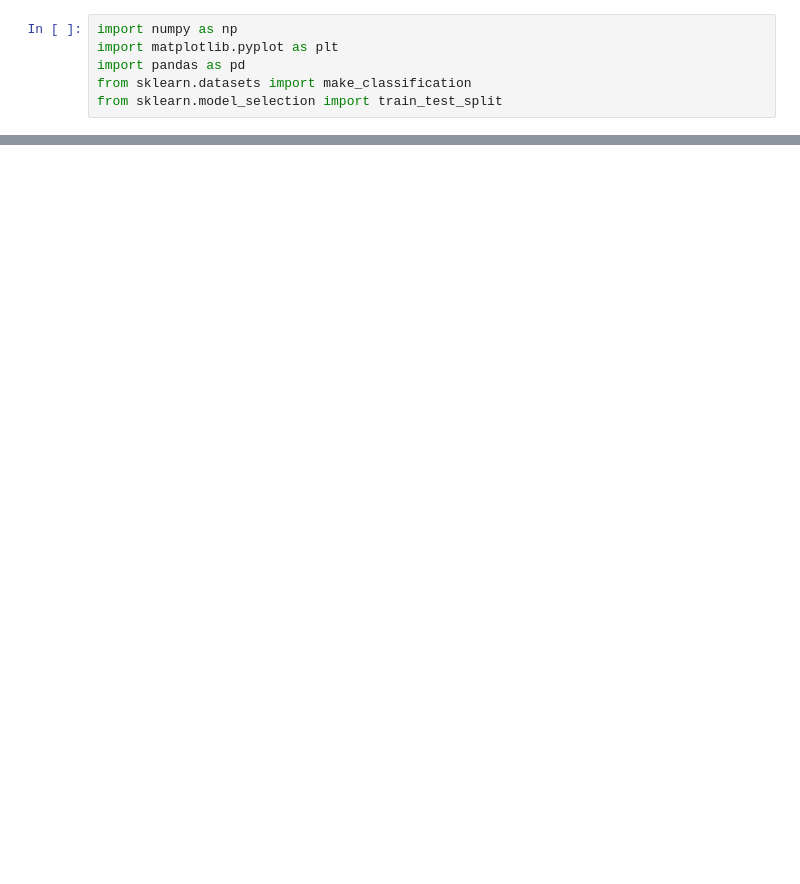
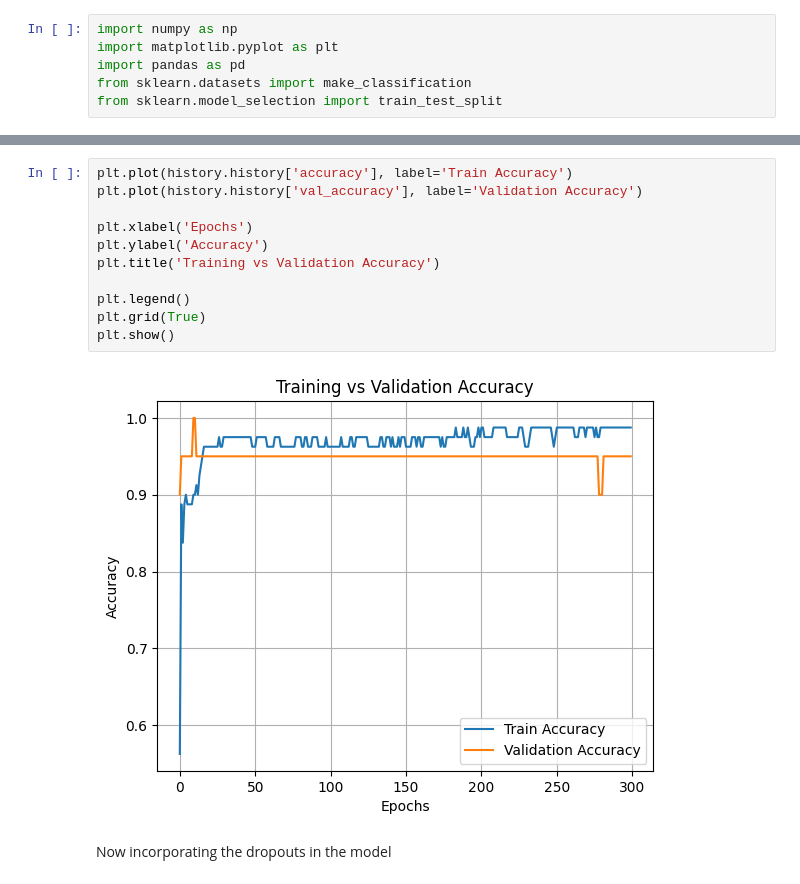
Before and after one commit to Vikash-exe/Deep-Learning-and-Computer-vision, a Jupyter notebook: Dropouts.ipynb, the cells around one changed output, grey strips where cells are left out. Saved outputs shown, nothing was run; the diff lists cells and outputs as text; blank space fills up the shorter version.

```diff
--- a/Dropouts.ipynb
+++ b/Dropouts.ipynb
@@ -10,0 +66,15 @@ ValueError: Number of informative, redundant and repeated features must sum to l
+# %%
+plt.plot(history.history['accuracy'], label='Train Accuracy')
+plt.plot(history.history['val_accuracy'], label='Validation Accuracy')
+
+plt.xlabel('Epochs')
+plt.ylabel('Accuracy')
+plt.title('Training vs Validation Accuracy')
+
+plt.legend()
+plt.grid(True)
+plt.show()
+# %% [output]
+[figure, added]
+# %% [markdown]
+Now incorporating the dropouts in the model
```
Also changed, not shown: parts of 15 cells of this notebook.
